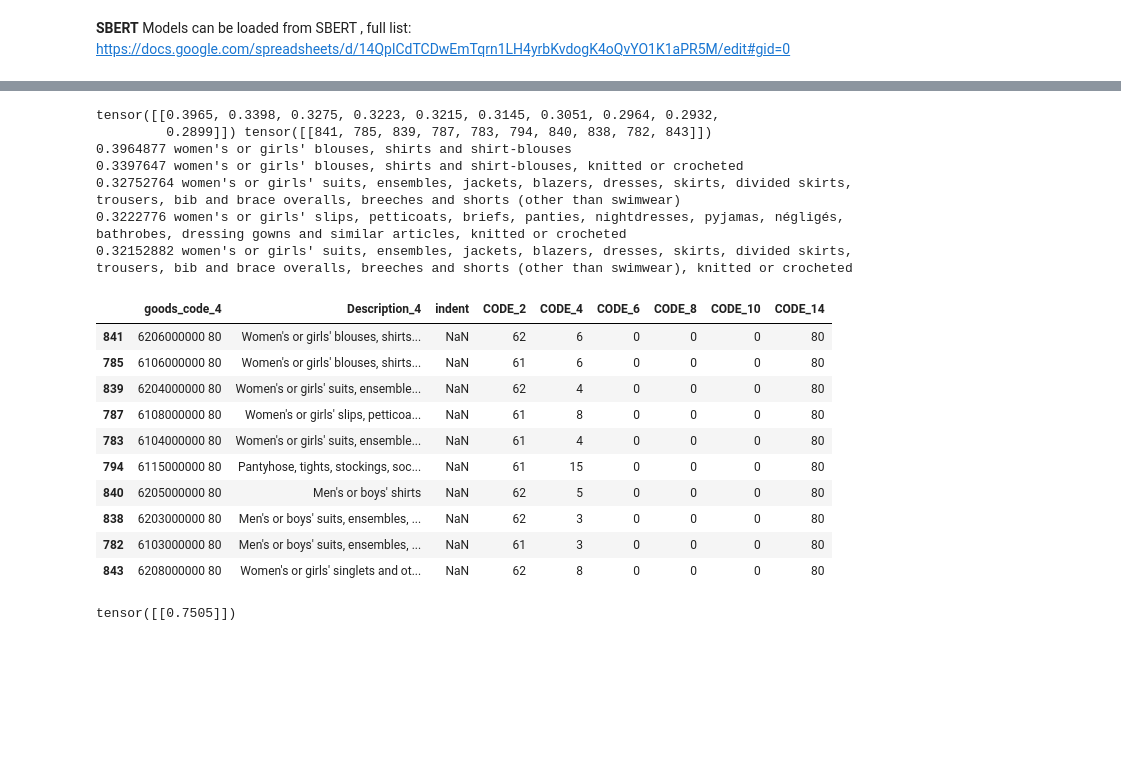
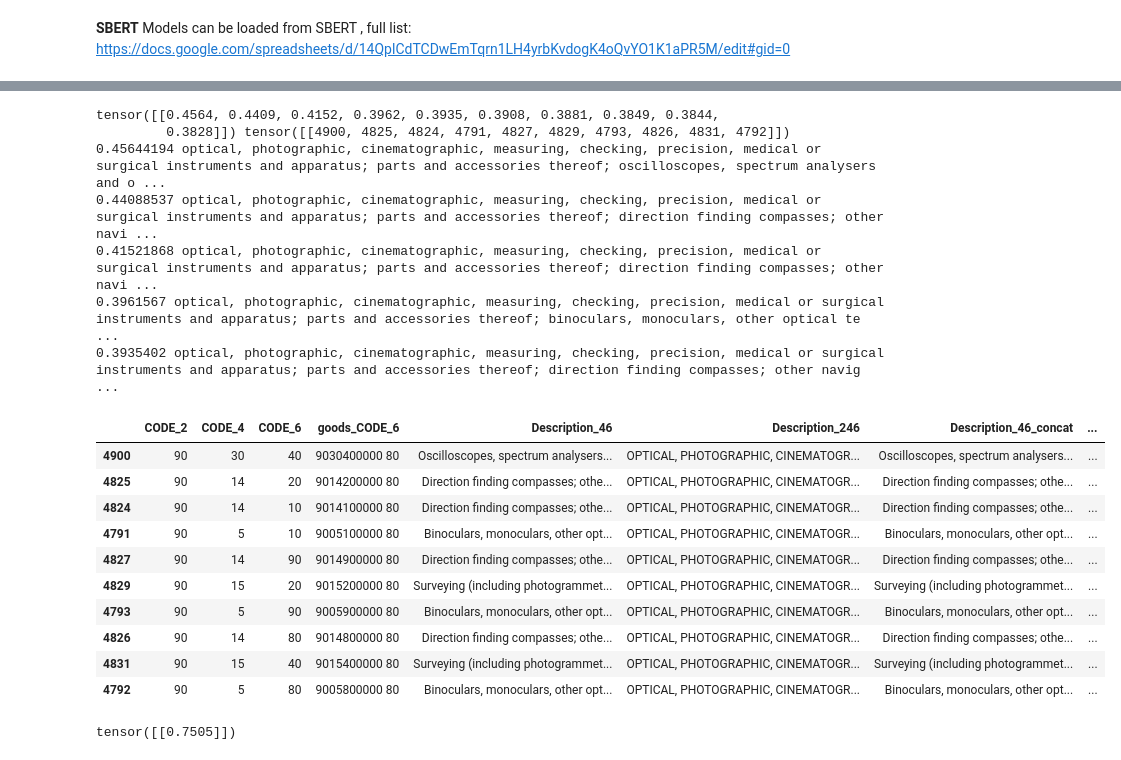
Before and after one commit to kazimianec/TARIC, a Jupyter notebook: Training_TRCtransformersSBERT.ipynb, the cells around one changed output, grey strips where cells are left out. Drawn from its saved outputs; the diff is of its cells as text; code cells hidden in the pictures; blank space fills up the shorter version.

```diff
--- a/Training_TRCtransformersSBERT.ipynb
+++ b/Training_TRCtransformersSBERT.ipynb
@@ -142,15 +142,15 @@ https://docs.google.com/spreadsheets/d/14QplCdTCDwEmTqrn1LH4yrbKvdogK4oQvYO1K1aP
 #model = SentenceTransformer('average_word_embeddings_glove.840B.300d')
 #model = SentenceTransformer('paraphrase-distilroberta-base-v1') --no
 #model= SentenceTransformer('msmarco-distilroberta-base-v2') --no
-#model = SentenceTransformer('stsb-bert-large')  ##maybe
+model = SentenceTransformer('stsb-bert-large')  ##maybe
 ##model = SentenceTransformer('stsb-roberta-large') --no
 #model= SentenceTransformer('paraphrase-xlm-r-multilingual-v1')
 #model= SentenceTransformer('LaBSE')  # interesting
 #model = SentenceTransformer('quora-distilbert-multilingual') ## not ok
 
-model = SentenceTransformer('average_word_embeddings_glove.6B.300d')
+#model = SentenceTransformer('average_word_embeddings_glove.6B.300d')
 # %%
-sentences = sentences_C4
+sentences = sentences_C246
 sentences = [element.lower() for element in sentences]
 
 #sentences[1682]+=' nail polishing makeup'
@@ -274,16 +274,36 @@ description = ["Я люблю макияж - полировка для ногт
 description = ["Аš myliu makijažą - nagų poliravimas "]
 description = ["Amo el maquillaje - Esmalte de uñas"]
 
+
+
+#
+description = ["FINETOO V Waist Cotton Panties Women M-4XL Underpants Female Underwear Sexy Low-Rise Girl Briefs Comfort Panties Ladies Lingerie"]
+#https://www.aliexpress.com/item/4001256055038.html?spm=a2g01.12617084.fdpcl001.7.7fb7Er8hEr8hk8&gps-id=5547572&scm=1007.19201.130907.0&scm_id=1007.19201.130907.0&scm-url=1007.19201.130907.0&pvid=5b859c98-45fa-401b-93f9-b5b29f926246
+#
+
+
+
 #
 description = ["TWS Bluetooth 5.0 Earphones 2200mAh Charging Box Wireless Headphone 9D Stereo Sports Waterproof Earbuds Headsets With Microphone"]
 #https://www.aliexpress.com/item/4000539506338.html?spm=a2g01.12617084.fdpcl001.1.7fb7Er8hEr8hk8&gps-id=5547572&scm=1007.19201.130907.0&scm_id=1007.19201.130907.0&scm-url=1007.19201.130907.0&pvid=5b859c98-45fa-401b-93f9-b5b29f926246
 #
 
 #
-description = ["FINETOO V Waist Cotton Panties Women M-4XL Underpants Female Underwear Sexy Low-Rise Girl Briefs Comfort Panties Ladies Lingerie"]
-#https://www.aliexpress.com/item/4001256055038.html?spm=a2g01.12617084.fdpcl001.7.7fb7Er8hEr8hk8&gps-id=5547572&scm=1007.19201.130907.0&scm_id=1007.19201.130907.0&scm-url=1007.19201.130907.0&pvid=5b859c98-45fa-401b-93f9-b5b29f926246
+description = ["TREADS Kids School Shoes Children’s Black Leather 12 Month Indestructible Guarantee, Lace up Formal Footwear with Adjustable Width ‘Dual Fit’ Technology, Perfect for Active Girls"]
+#https://www.amazon.co.uk/dp/B07LBVDWNV/ref=redir_mobile_desktop?_encoding=UTF8&aaxitk=n7xJNYPXoAtEC4UA8RdaiQ&hsa_cr_id=2196631350202&pd_rd_plhdr=t&pd_rd_r=b9ebdade-bd35-4b6c-854a-8b2a5a2e8999&pd_rd_w=Nfi7W&pd_rd_wg=pb3Mb&ref_=sbx_be_s_sparkle_tsld_asin_2_img
 #
 
+#
+description = ["TREADS Kids School Shoes Children’s Black Leather 12 Month Indestructible Guarantee, Lace up Formal Footwear with Adjustable Width ‘Dual Fit’ Technology, Perfect for Active Girls"]
+#https://www.amazon.co.uk/dp/B07LBVDWNV/ref=redir_mobile_desktop?_encoding=UTF8&aaxitk=n7xJNYPXoAtEC4UA8RdaiQ&hsa_cr_id=2196631350202&pd_rd_plhdr=t&pd_rd_r=b9ebdade-bd35-4b6c-854a-8b2a5a2e8999&pd_rd_w=Nfi7W&pd_rd_wg=pb3Mb&ref_=sbx_be_s_sparkle_tsld_asin_2_img
+#
+
+#
+description = ["ZLL SG906 MAX SG906 PRO 2 GPS Drone 4K HD Camera Laser Obstacle Avoidance 3-Axis Gimbal WiFi FPV Professional RC Quadcopter"]
+#https://www.amazon.co.uk/dp/B07LBVDWNV/ref=redir_mobile_desktop?_encoding=UTF8&aaxitk=n7xJNYPXoAtEC4UA8RdaiQ&hsa_cr_id=2196631350202&pd_rd_plhdr=t&pd_rd_r=b9ebdade-bd35-4b6c-854a-8b2a5a2e8999&pd_rd_w=Nfi7W&pd_rd_wg=pb3Mb&ref_=sbx_be_s_sparkle_tsld_asin_2_img
+#
+
+
 embeddings_description = model.encode(description, convert_to_tensor=True )
 # %%
 cosine_scores = util.pytorch_cos_sim(embeddings, embeddings_description)
@@ -300,28 +320,28 @@ print(values.numpy()[0][4], sentences[indices.numpy()[0][4]])
 
 #print(sentences[1682])
 # %% [output]
-tensor([[0.3965, 0.3398, 0.3275, 0.3223, 0.3215, 0.3145, 0.3051, 0.2964, 0.2932,
-         0.2899]]) tensor([[841, 785, 839, 787, 783, 794, 840, 838, 782, 843]])
-0.3964877 women's or girls' blouses, shirts and shirt-blouses
-0.3397647 women's or girls' blouses, shirts and shirt-blouses, knitted or crocheted
-0.32752764 women's or girls' suits, ensembles, jackets, blazers, dresses, skirts, divided skirts, trousers, bib and brace overalls, breeches and shorts (other than swimwear)
-0.3222776 women's or girls' slips, petticoats, briefs, panties, nightdresses, pyjamas, négligés, bathrobes, dressing gowns and similar articles, knitted or crocheted
-0.32152882 women's or girls' suits, ensembles, jackets, blazers, dresses, skirts, divided skirts, trousers, bib and brace overalls, breeches and shorts (other than swimwear), knitted or crocheted
+tensor([[0.4564, 0.4409, 0.4152, 0.3962, 0.3935, 0.3908, 0.3881, 0.3849, 0.3844,
+         0.3828]]) tensor([[4900, 4825, 4824, 4791, 4827, 4829, 4793, 4826, 4831, 4792]])
+0.45644194 optical, photographic, cinematographic, measuring, checking, precision, medical or surgical instruments and apparatus; parts and accessories thereof; oscilloscopes, spectrum analysers and o ...
+0.44088537 optical, photographic, cinematographic, measuring, checking, precision, medical or surgical instruments and apparatus; parts and accessories thereof; direction finding compasses; other navi ...
+0.41521868 optical, photographic, cinematographic, measuring, checking, precision, medical or surgical instruments and apparatus; parts and accessories thereof; direction finding compasses; other navi ...
+0.3961567 optical, photographic, cinematographic, measuring, checking, precision, medical or surgical instruments and apparatus; parts and accessories thereof; binoculars, monoculars, other optical te ...
+0.3935402 optical, photographic, cinematographic, measuring, checking, precision, medical or surgical instruments and apparatus; parts and accessories thereof; direction finding compasses; other navig ...
 # %%
 #df_C246_descriptions.iloc[indices.numpy()[0],:]
-df_C4_descriptions.iloc[indices.numpy()[0],:]
+df_C246_descriptions.iloc[indices.numpy()[0],:]
 # %% [output]
-|  | goods_code_4 | Description_4 | indent | CODE_2 | CODE_4 | CODE_6 | CODE_8 | CODE_10 | CODE_14 |
-| 841 | 6206000000 80 | Women's or girls' blouses, shirts... | NaN | 62 | 6 | 0 | 0 | 0 | 80 |
-| 785 | 6106000000 80 | Women's or girls' blouses, shirts... | NaN | 61 | 6 | 0 | 0 | 0 | 80 |
-| 839 | 6204000000 80 | Women's or girls' suits, ensemble... | NaN | 62 | 4 | 0 | 0 | 0 | 80 |
-| 787 | 6108000000 80 | Women's or girls' slips, petticoa... | NaN | 61 | 8 | 0 | 0 | 0 | 80 |
-| 783 | 6104000000 80 | Women's or girls' suits, ensemble... | NaN | 61 | 4 | 0 | 0 | 0 | 80 |
-| 794 | 6115000000 80 | Pantyhose, tights, stockings, soc... | NaN | 61 | 15 | 0 | 0 | 0 | 80 |
-| 840 | 6205000000 80 | Men's or boys' shirts | NaN | 62 | 5 | 0 | 0 | 0 | 80 |
-| 838 | 6203000000 80 | Men's or boys' suits, ensembles, ... | NaN | 62 | 3 | 0 | 0 | 0 | 80 |
-| 782 | 6103000000 80 | Men's or boys' suits, ensembles, ... | NaN | 61 | 3 | 0 | 0 | 0 | 80 |
-| 843 | 6208000000 80 | Women's or girls' singlets and ot... | NaN | 62 | 8 | 0 | 0 | 0 | 80 |
+|  | CODE_2 | CODE_4 | CODE_6 | goods_CODE_6 | Description_46 | Description_246 | Description_46_concat | ... |
+| 4900 | 90 | 30 | 40 | 9030400000 80 | Oscilloscopes, spectrum analysers... | OPTICAL, PHOTOGRAPHIC, CINEMATOGR... | Oscilloscopes, spectrum analysers... | ... |
+| 4825 | 90 | 14 | 20 | 9014200000 80 | Direction finding compasses; othe... | OPTICAL, PHOTOGRAPHIC, CINEMATOGR... | Direction finding compasses; othe... | ... |
+| 4824 | 90 | 14 | 10 | 9014100000 80 | Direction finding compasses; othe... | OPTICAL, PHOTOGRAPHIC, CINEMATOGR... | Direction finding compasses; othe... | ... |
+| 4791 | 90 | 5 | 10 | 9005100000 80 | Binoculars, monoculars, other opt... | OPTICAL, PHOTOGRAPHIC, CINEMATOGR... | Binoculars, monoculars, other opt... | ... |
+| 4827 | 90 | 14 | 90 | 9014900000 80 | Direction finding compasses; othe... | OPTICAL, PHOTOGRAPHIC, CINEMATOGR... | Direction finding compasses; othe... | ... |
+| 4829 | 90 | 15 | 20 | 9015200000 80 | Surveying (including photogrammet... | OPTICAL, PHOTOGRAPHIC, CINEMATOGR... | Surveying (including photogrammet... | ... |
+| 4793 | 90 | 5 | 90 | 9005900000 80 | Binoculars, monoculars, other opt... | OPTICAL, PHOTOGRAPHIC, CINEMATOGR... | Binoculars, monoculars, other opt... | ... |
+| 4826 | 90 | 14 | 80 | 9014800000 80 | Direction finding compasses; othe... | OPTICAL, PHOTOGRAPHIC, CINEMATOGR... | Direction finding compasses; othe... | ... |
+| 4831 | 90 | 15 | 40 | 9015400000 80 | Surveying (including photogrammet... | OPTICAL, PHOTOGRAPHIC, CINEMATOGR... | Surveying (including photogrammet... | ... |
+| 4792 | 90 | 5 | 80 | 9005800000 80 | Binoculars, monoculars, other opt... | OPTICAL, PHOTOGRAPHIC, CINEMATOGR... | Binoculars, monoculars, other opt... | ... |
 # %%
 cosine_neighbours = util.pytorch_cos_sim(embeddings[indices.numpy()[0][0]], embeddings[indices.numpy()[0][9]])
 print(cosine_neighbours)
```
Also changed, not shown: parts of 3 cells of this notebook.
